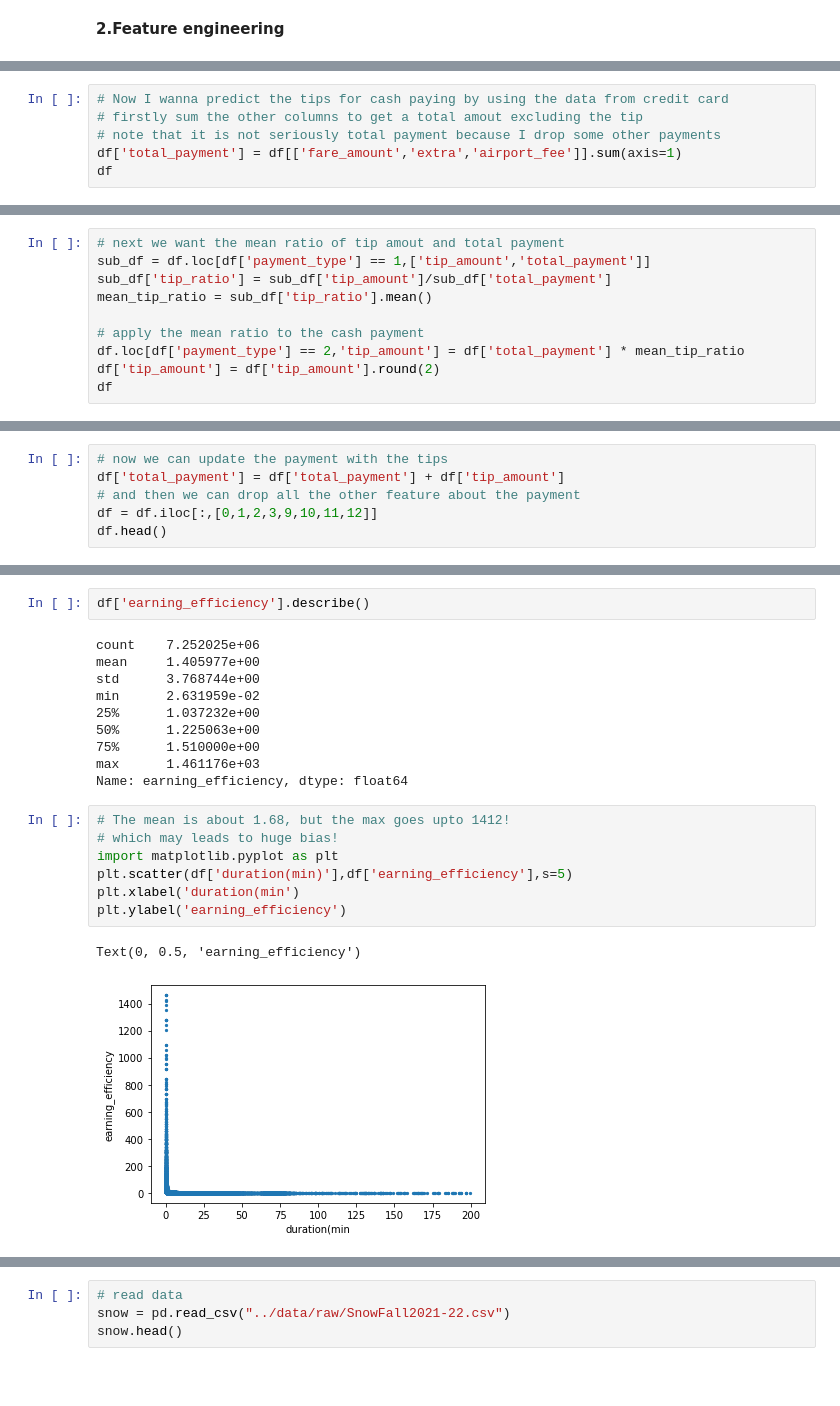
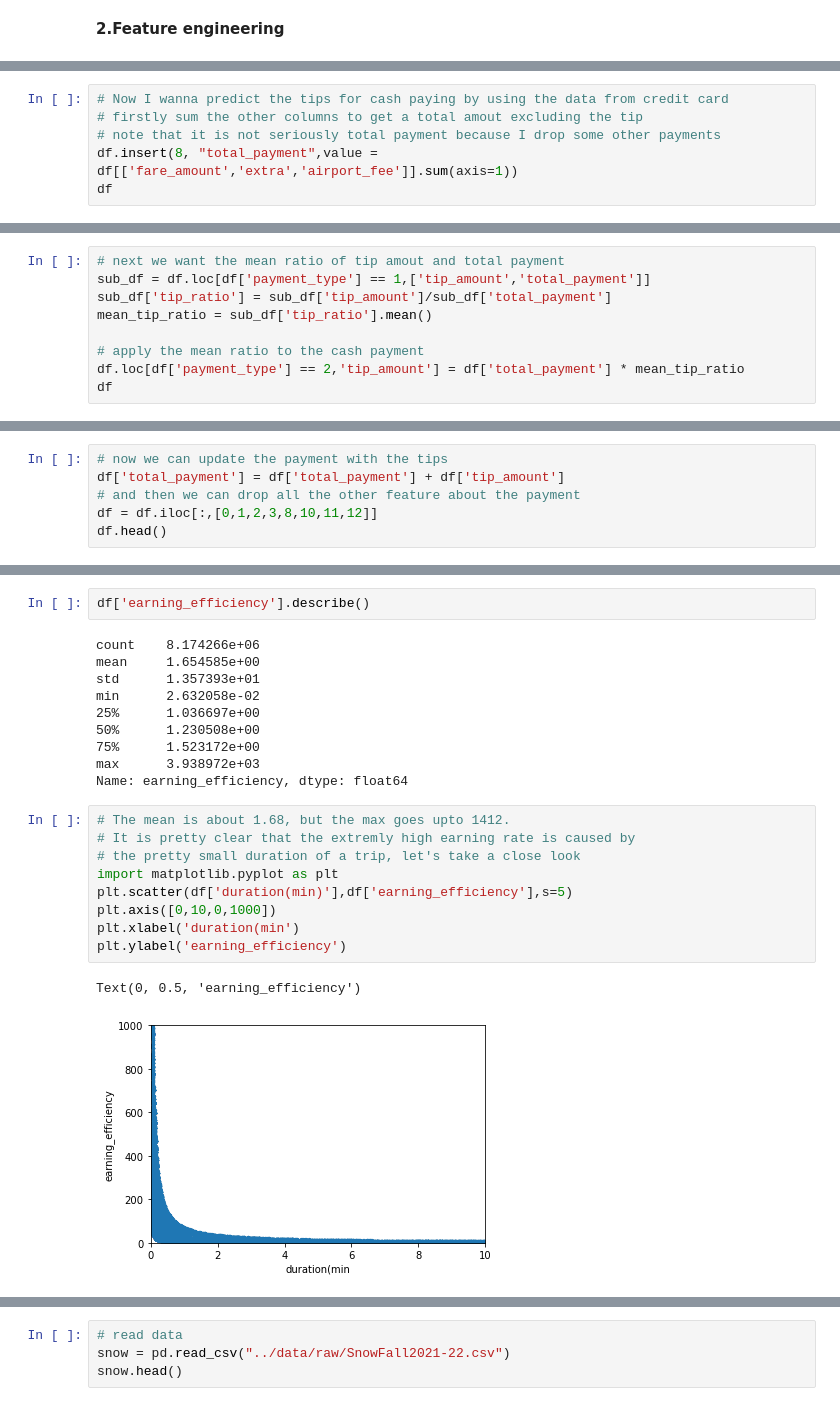
Before and after one commit to MAST30034-Applied-Data-Science/mast30034-project-1-LZY-Ziyi, a Jupyter notebook: notebooks/feature_engineering.ipynb, the cells around one changed output, grey strips where cells are left out. Cells and saved outputs as stored; diff of their text form; blank space fills up the shorter version.

```diff
--- a/notebooks/feature_engineering.ipynb
+++ b/notebooks/feature_engineering.ipynb
@@ -84,6 +84,6 @@ df.shape
 # Now I wanna predict the tips for cash paying by using the data from credit card
 # firstly sum the other columns to get a total amout excluding the tip
 # note that it is not seriously total payment because I drop some other payments
-df['total_payment'] = df[['fare_amount','extra','airport_fee']].sum(axis=1)
+df.insert(8, "total_payment",value = df[['fare_amount','extra','airport_fee']].sum(axis=1))
 df
 # %% [output]
@@ -113,6 +108,5 @@ mean_tip_ratio = sub_df['tip_ratio'].mean()
 
 # apply the mean ratio to the cash payment
 df.loc[df['payment_type'] == 2,'tip_amount'] = df['total_payment'] * mean_tip_ratio
-df['tip_amount'] = df['tip_amount'].round(2)
 df
 # %% [output]
@@ -138,7 +127,7 @@ See the caveats in the documentation: https://pandas.pydata.org/pandas-docs/stab
 # now we can update the payment with the tips
 df['total_payment'] = df['total_payment'] + df['tip_amount']
 # and then we can drop all the other feature about the payment
-df = df.iloc[:,[0,1,2,3,9,10,11,12]]
+df = df.iloc[:,[0,1,2,3,8,10,11,12]]
 df.head()
 # %% [output]
 A value is trying to be set on a copy of a slice from a DataFrame.
@@ -174,22 +163,24 @@ df
 # %%
 df['earning_efficiency'].describe()
 # %% [output]
-count    7.252025e+06
-mean     1.405977e+00
-std      3.768744e+00
-min      2.631959e-02
-25%      1.037232e+00
-50%      1.225063e+00
-75%      1.510000e+00
-max      1.461176e+03
+count    8.174266e+06
+mean     1.654585e+00
+std      1.357393e+01
+min      2.632058e-02
+25%      1.036697e+00
+50%      1.230508e+00
+75%      1.523172e+00
+max      3.938972e+03
 Name: earning_efficiency, dtype: float64
 # %%
-# The mean is about 1.68, but the max goes upto 1412!
-# which may leads to huge bias!
+# The mean is about 1.68, but the max goes upto 1412.
+# It is pretty clear that the extremly high earning rate is caused by
+# the pretty small duration of a trip, let's take a close look
 import matplotlib.pyplot as plt
 plt.scatter(df['duration(min)'],df['earning_efficiency'],s=5)
+plt.axis([0,10,0,1000])
 plt.xlabel('duration(min')
 plt.ylabel('earning_efficiency')
 # %% [output]
 Text(0, 0.5, 'earning_efficiency')
-[figure, old version]
+[figure, new version]
```
Also changed, not shown: parts of 22 cells of this notebook, 6 other files.
